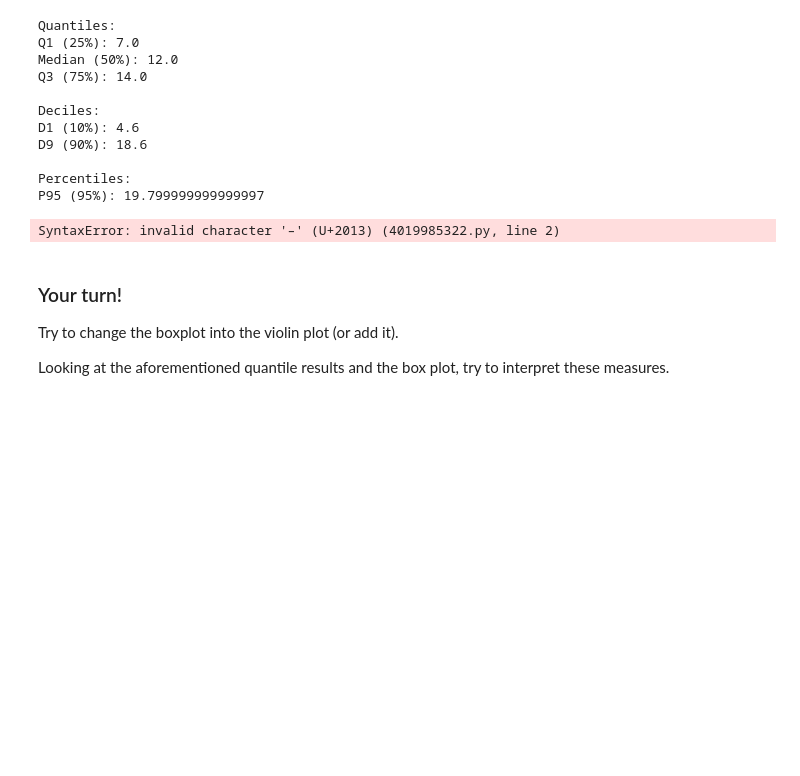
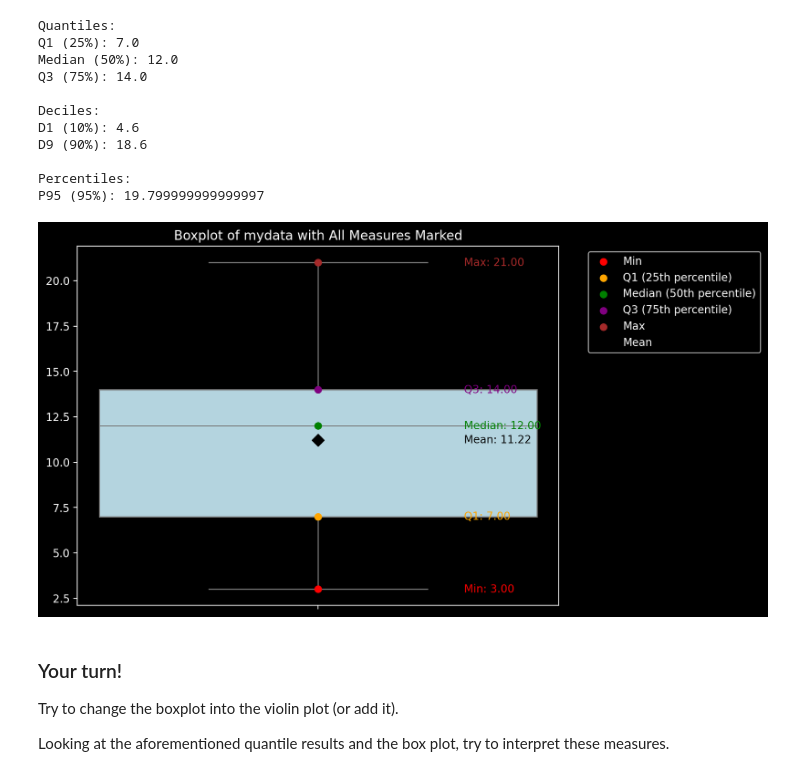
Before and after one commit to ck0002/airbnb_group, a Jupyter notebook: Exercise8.ipynb, the cells around one changed output. Cells and saved outputs as stored; diff of their text form; code cells hidden in the pictures; blank space fills up the shorter version.

Commit message:
added box and violing plot

```diff
--- a/Exercise8.ipynb
+++ b/Exercise8.ipynb
@@ -543,37 +552,37 @@ Percentiles:
 P95 (95%): 19.799999999999997
 # %%
 # Create boxplot
-fig, ax = plt.subplots(figsize=(8, 6))–
+fig, ax = plt.subplots(figsize=(8, 6))
 sns.boxplot(data=mydata, ax=ax, color='lightblue', width=0.3)
 
 # Calculate statistics
 minimum = np.min(mydata)
 q1 = np.percentile(mydata, 25)
 median = np.median(mydata)
 q3 = np.percentile(mydata, 75)
 maximum = np.max(mydata)
 mean = np.mean(mydata)
 
 ax.scatter(0, minimum, color='red', label='Min', zorder=5)
 ax.scatter(0, q1, color='orange', label='Q1 (25th percentile)', zorder=5)
 ax.scatter(0, median, color='green', label='Median (50th percentile)', zorder=5)
 ax.scatter(0, q3, color='purple', label='Q3 (75th percentile)', zorder=5)
 ax.scatter(0, maximum, color='brown', label='Max', zorder=5)
 ax.scatter(0, mean, color='black', marker='D', s=60, label='Mean', zorder=5)
 
 for value, name, color in zip(
     [minimum, q1, median, mean, q3, maximum],
     ['Min', 'Q1', 'Median', 'Mean', 'Q3', 'Max'],
     ['red', 'orange', 'green', 'black', 'purple', 'brown']
 ):
     ax.text(0.1, value, f'{name}: {value:.2f}', verticalalignment='center', color=color)
 
 
 ax.set_title('Boxplot of mydata with All Measures Marked')
 ax.legend(bbox_to_anchor=(1.05, 1), loc='upper left')
 plt.show()
 # %% [output]
-SyntaxError: invalid character '–' (U+2013) (4019985322.py, line 2)
+[figure, added]
 # %% [markdown]
 ### Your turn!
 
```
Also changed, not shown: parts of 6 cells of this notebook.
